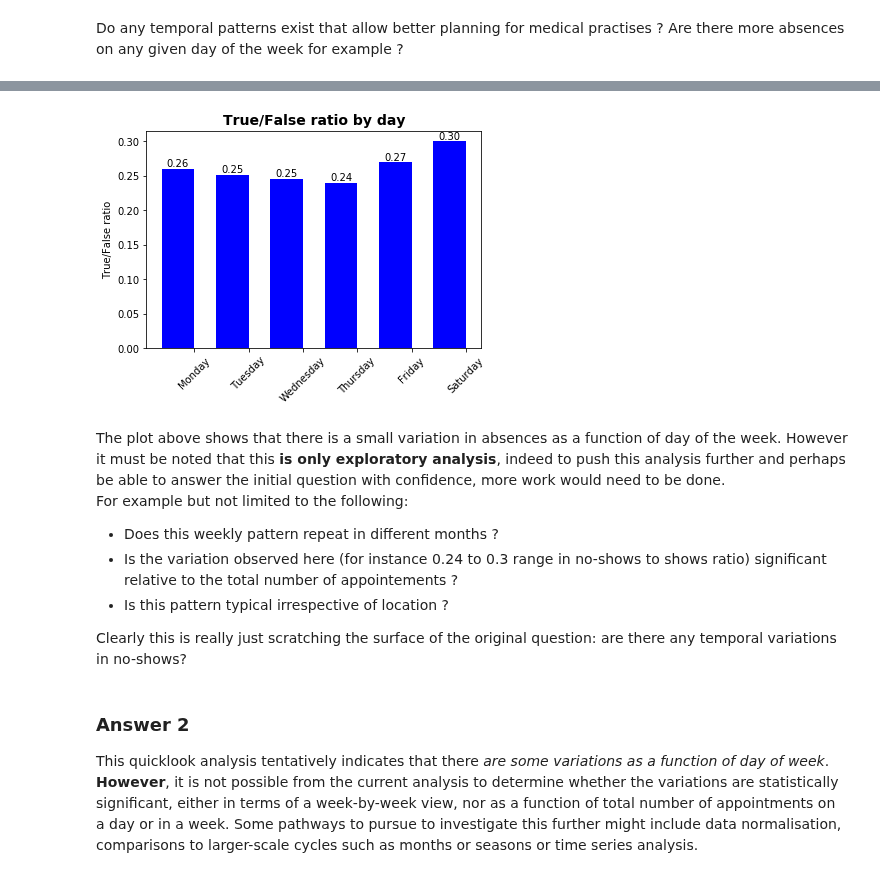
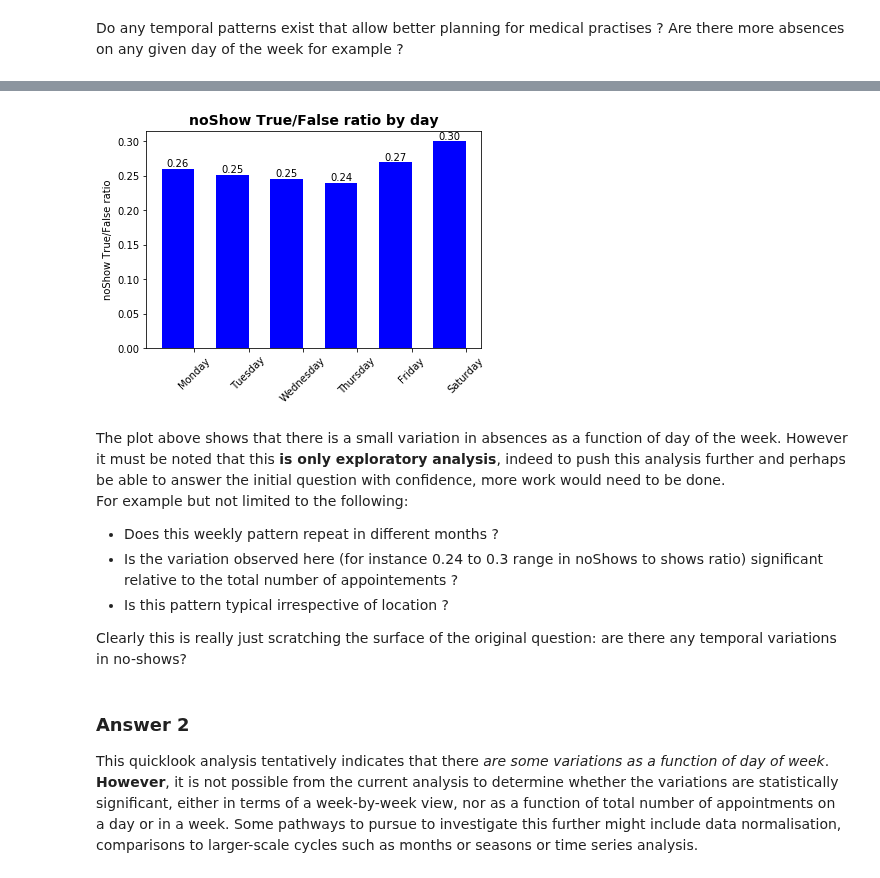
Before and after one commit to Zabamund/datasci-nano, a Jupyter notebook: inv-dataset/noshow.ipynb, the cells around one changed output, grey strips where cells are left out. Saved outputs shown, nothing was run; the diff lists cells and outputs as text; code cells hidden in the pictures.

Commit message:
further analysis on dataset, working on better visualisations

```diff
--- a/inv-dataset/noshow.ipynb
+++ b/inv-dataset/noshow.ipynb
@@ -261,7 +261,7 @@ df_noshow.head(5)
 # %%
-# change 'No-show' column to boolean. Ensuring True for 'did-not-show' and False for 'did-show'
+# change 'noShow' column to boolean. Ensuring True for 'did-not-show' and False for 'did-show'
 # this will be cast to Boolean automatically
-df_noshow['No-show'] = df_noshow['No-show'].replace(['Yes','No'],[True,False])
+df_noshow['noShow'] = df_noshow['noShow'].replace(['Yes','No'],[True,False])
 # check changes done correctly
 df_noshow.head()
 # %% [output]
@@ -284,7 +284,7 @@ df_noshow.head()
 | 4 | 8.841186e+12 | 5642494 | F | 2016-04-29 16:07:23 | 2016-04-29 | 56 | JARDIM DA PENHA | False | ... |
 # %%
 # 6. Add Boolean column for patients missing more than one appointment
-df_noshow['repeat_noshows'] = df_noshow.duplicated(subset=['PatientID','No-show'])
+df_noshow['repeat_noshows'] = df_noshow.duplicated(subset=['PatientID','noShow'])
 df_noshow.head()
 # %% [output]
 |  | PatientID | AppointmentID | Gender | ScheduledDay | AppointmentDay | Age | Neighbourhood | Scholarship | ... |
@@ -460,8 +460,8 @@ df_noshow.head()
 | 3 | 8.679512e+11 | 5642828 | F | 2016-04-29 17:29:31 | 2016-04-29 | 8 | PONTAL DE CAMBURI | False | ... |
 | 4 | 8.841186e+12 | 5642494 | F | 2016-04-29 16:07:23 | 2016-04-29 | 56 | JARDIM DA PENHA | False | ... |
 # %%
-# Get counts for Shows(False) and No-shows(True) by day of week
-No_show_counts = df_noshow.groupby(['Appointment_weekday','No-show']).count()
+# Get counts for Shows(False) and noShows(True) by day of week
+No_show_counts = df_noshow.groupby(['Appointment_weekday','noShow']).count()
 No_show_counts
 # %% [output]
 |  |  | PatientID | AppointmentID | Gender | ScheduledDay | AppointmentDay | Age | ... |
@@ -494,11 +494,11 @@ day_true_counts = (4690, 5152, 5093, 3338, 4037, 9)
 records2 = ax.bar(ind + width, day_true_counts, width, color='red')
 
 # add some text for labels, title and axes ticks
-ax.set_title('No-show counts by day', fontsize=14, fontweight='bold')
-ax.set_ylabel('No-show counts')
+ax.set_title('noShow counts by day', fontsize=14, fontweight='bold')
+ax.set_ylabel('noShow counts')
 ax.set_xticks(ind + width / 2)
 ax.set_xticklabels(('Monday', 'Tuesday', 'Wednesday', 'Thursday', 'Friday', 'Saturday'), rotation=45)
-ax.legend((records1[0], records2[0]), ('False - Show', 'True - No-show'))
+ax.legend((records1[0], records2[0]), ('False - Show', 'True - noShow'))
 
 def autolabel(records):
     """
@@ -569,43 +569,43 @@ width = 0.6       # the width of the bars
 
 fig, ax = plt.subplots()
 # load true false ratios from dataframe
 # this could be hard coded as there are only 6 values,
 # but this example is written and shown in case there were more
 True_False_ratio = []
 def get_true_false_ratios(df):
     column = 'True/False_ratio'
     days = ['Monday','Tuesday','Wednesday','Thursday','Friday','Saturday']
     for day in days:
         True_False_ratio.append(df[column][day][True])
 get_true_false_ratios(No_show_counts)
 
 rects1 = ax.bar(ind, True_False_ratio, width, color='blue')
 
 # add some text for labels, title and axes ticks
-ax.set_title('True/False ratio by day', fontsize=14, fontweight='bold')
-ax.set_ylabel('True/False ratio')
+ax.set_title('noShow True/False ratio by day', fontsize=14, fontweight='bold')
+ax.set_ylabel('noShow True/False ratio')
 ax.set_xticks(ind + width / 2)
 ax.set_xticklabels(('Monday', 'Tuesday', 'Wednesday', 'Thursday', 'Friday', 'Saturday'), rotation=45)
 
 def autolabel(rects):
     for rect in rects:
         height = rect.get_height()
         ax.text(rect.get_x() + rect.get_width()/2., 1*height,
                 '%.2f' % float(height),
                 ha='center', va='bottom')
 
 autolabel(rects1)
 
 plt.show()
 # %% [output]
-[figure, old version]
+[figure, new version]
 # %% [markdown]
 The plot above shows that there is a small variation in absences as a function of day of the week. However it must be noted that this **is only exploratory analysis**, indeed to push this analysis further and perhaps be able to answer the initial question with confidence, more work would need to be done.
 <br>
 For example but not limited to the following:
 <ul>
 <li>Does this weekly pattern repeat in different months ?</li>
-<li>Is the variation observed here (for instance 0.24 to 0.3 range in no-shows to shows ratio) significant relative to the total number of appointements ?</li>
+<li>Is the variation observed here (for instance 0.24 to 0.3 range in noShows to shows ratio) significant relative to the total number of appointements ?</li>
 <li>Is this pattern typical irrespective of location ?</li>
 </ul>
 Clearly this is really just scratching the surface of the original question: are there any temporal variations in no-shows?
```
Also changed, not shown: parts of 21 cells of this notebook.
